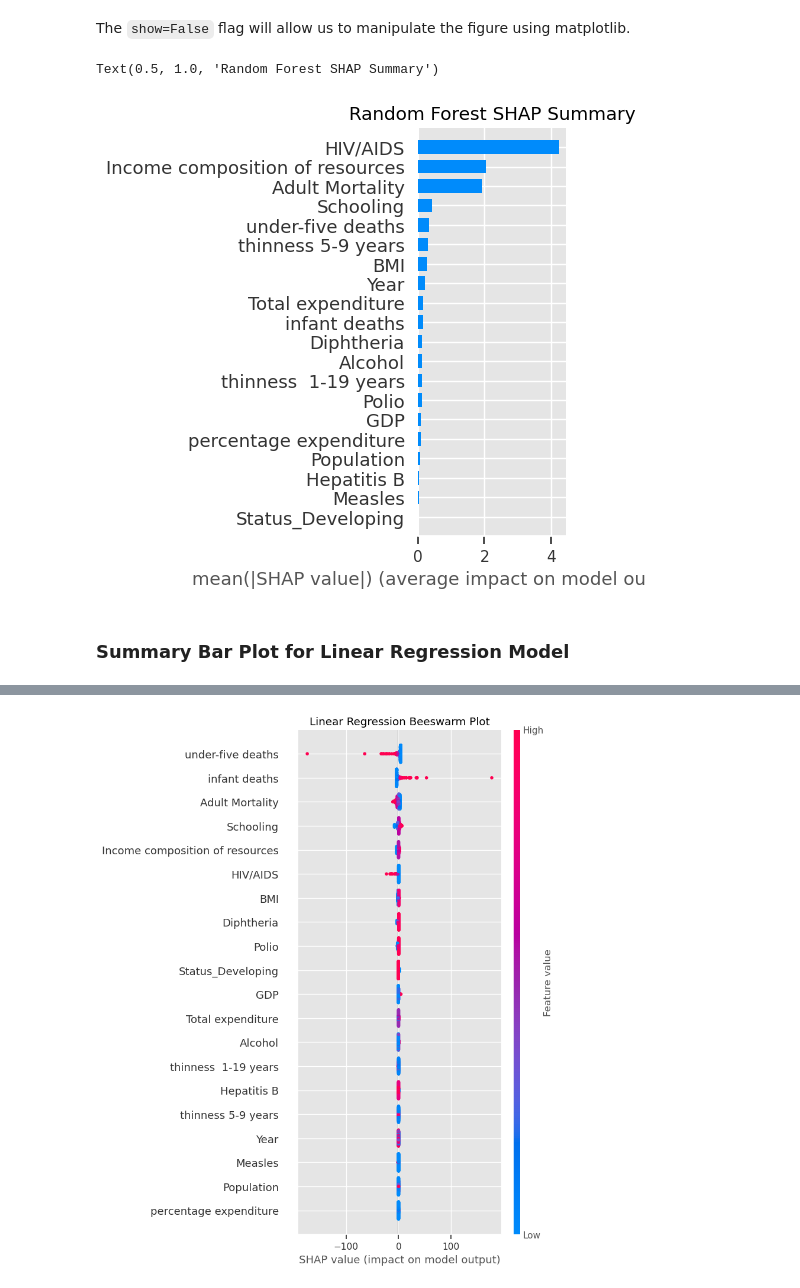
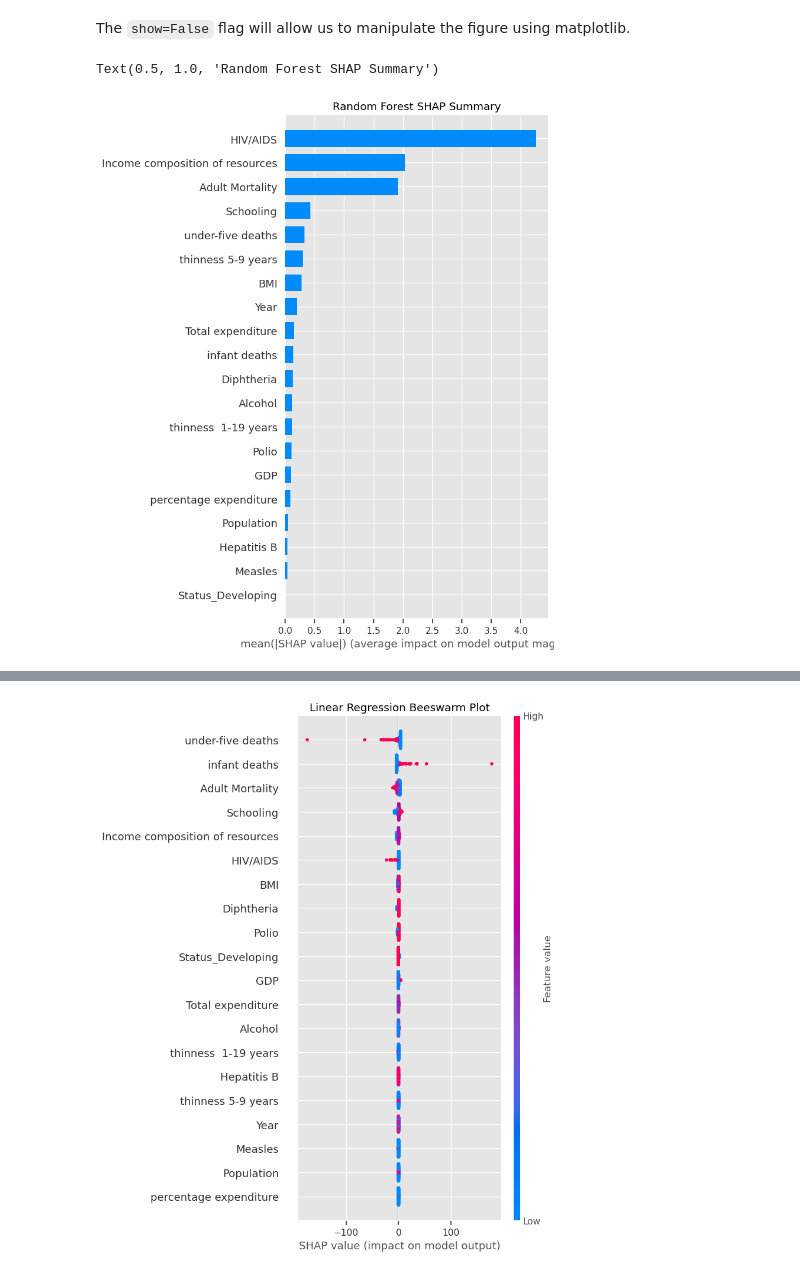
Before and after one commit to coding-dojo-data-science/data-viz-model-insights-codealongs-life-expectancy, a Jupyter notebook: Solutions/SOLUTIONS-Wk1-L02-CodeAlong-Life Expectancy.ipynb, the cells around one changed output, grey strips where cells are left out. Saved outputs shown, nothing was run; the diff lists cells and outputs as text; code cells hidden in the pictures.

```diff
--- a/Solutions/SOLUTIONS-Wk1-L02-CodeAlong-Life Expectancy.ipynb
+++ b/Solutions/SOLUTIONS-Wk1-L02-CodeAlong-Life Expectancy.ipynb
@@ -382,11 +358,9 @@ The `show=False` flag will allow us to manipulate the figure using matplotlib.
 # %%
 ## create a summary plot (bar version)
 shap.summary_plot(rf_shap_values, features = X_shap, plot_type='bar',
-                 show=False, plot_size=[5,5])
+                 show=False)
 
 plt.title('Random Forest SHAP Summary')
 # %% [output]
 Text(0.5, 1.0, 'Random Forest SHAP Summary')
-[figure, old version]
+[figure, new version]
-# %% [markdown]
-### Summary Bar Plot for Linear Regression Model
```
Also changed, not shown: parts of 24 cells of this notebook, 3 other files.
